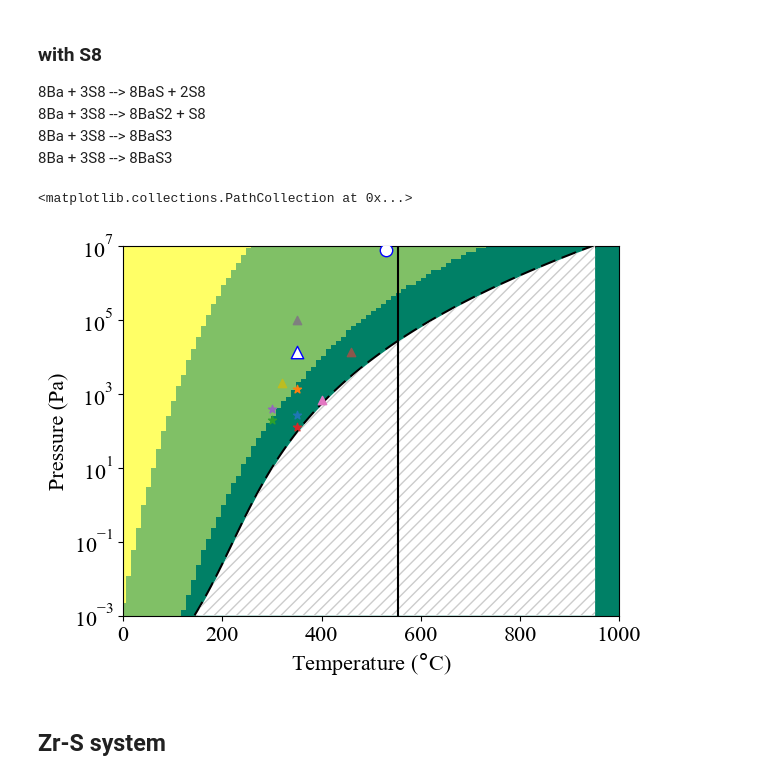
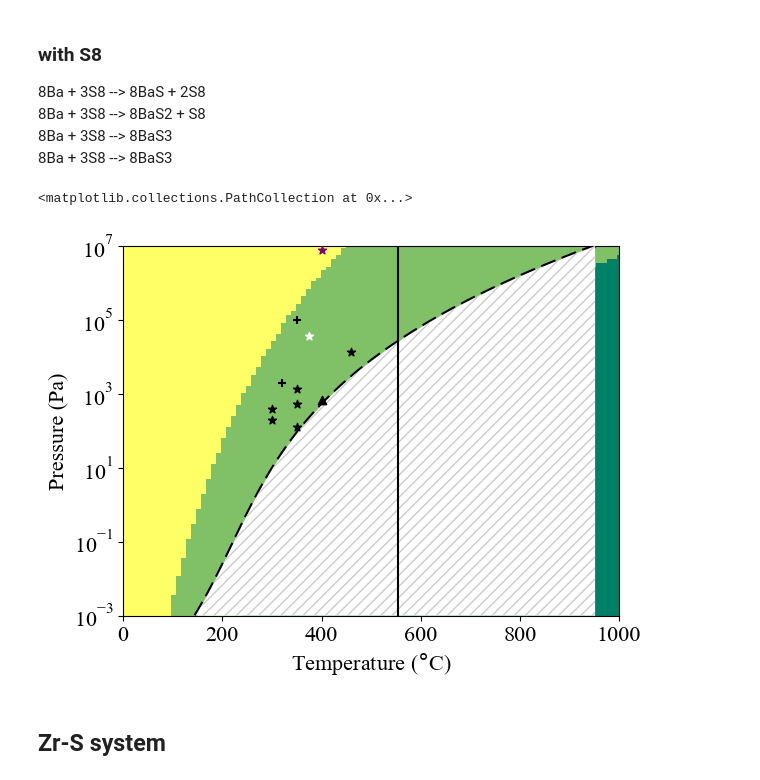
Before and after one commit to NU-CEM/ThermoPot, a Jupyter notebook: paper_analysis.ipynb, the cells around one changed output. Saved outputs shown, nothing was run; the diff lists cells and outputs as text; code cells hidden in the pictures.

```diff
--- a/paper_analysis.ipynb
+++ b/paper_analysis.ipynb
@@ -44,8 +44,8 @@ Zr3S4 = materials.Solid("ZrS2",{"Zr": 3,"S": 4},"../BaZrS3/phonopy_output/Zr3S4_
 import sys
 sys.path.insert(0, "..")
 
-S8 = materials.IdealGas("S8",{'S':8},"../BaZrS3/nist_janaf/S8.dat",calculation=S8_calculation)
-S2 = materials.IdealGas("S2",{'S':2},"../BaZrS3/nist_janaf/S2.dat",calculation=S2_calculation)
+S8 = materials.IdealGas("S8",{'S':8},"../BaZrS3/nist_janaf/S8.dat",calculation=S8_calculation,zpe_lit=0.39)
+S2 = materials.IdealGas("S2",{'S':2},"../BaZrS3/nist_janaf/S2.dat",calculation=S2_calculation,zpe_lit=0.047)
 
 Ba = materials.Solid("Ba",{"Ba": 1},"../BaZrS3/phonopy_output/Ba_Im-3m.dat",calculation=Ba_calc)
 Zr = materials.Solid("Zr",{"Zr": 1},"../BaZrS3/phonopy_output/Zr_P63_mmc.dat",calculation=Zr_calc)
@@ -299,30 +295,32 @@ Yellow Purple is BaS, green is BaS2 and dark green is BaS3
 # %%
 BaS_reaction = reactions.Reaction({Ba:8,S8:3},{BaS:8,S8:2},temperature=T,pressure=P,fu=8)
 BaS2_reaction = reactions.Reaction({Ba:8,S8:3},{BaS2:8,S8:1},temperature=T,pressure=P,fu=8)
 BaS3_reaction = reactions.Reaction({Ba:8,S8:3},{BaS3_P4:8},temperature=T,pressure=P,fu=8)
 BaS3_P2_reaction = reactions.Reaction({Ba:8,S8:3},{BaS3_P2:8},temperature=T,pressure=P,fu=8)
 #BaS_reaction.Dmu(xc='scan').plot_TvsP(scale_range=[-5,-3])
 #BaS2_reaction.Dmu(xc='scan').plot_TvsP(scale_range=[-5,-3])
 #BaS3_reaction.Dmu(xc='scan').plot_TvsP(scale_range=[-5,-3])
 #BaS3_P2_reaction.Dmu(xc='scan').plot_TvsP(scale_range=[-5,-3])
 BaS_system = potentials.Potentials(BaS_reaction.Dmu(units="kJ",xc='scan',T=T,P=P),BaS2_reaction.Dmu(units="kJ",xc='scan',T=T,P=P),BaS3_reaction.Dmu(units="kJ",xc='scan',T=T,P=P))
 plt = BaS_system.plot_TvsP(material_labels=["BaS","BaS2","BaS3","BaS3_P2"],log_scale=True,sulphur_gas=True,T_units="C",gas_phase="S8",melting_point=True)
-plt.scatter(x=530,y=8*10**6,zorder=23,color='w',marker='o',s=80,edgecolors='b')
-plt.scatter(x=350,y=133*10**2,zorder=23,color='w',marker='^',s=80,edgecolors='b')
+plt.scatter(x=400,y=8*10**6,zorder=23,color='purple',marker='*')
+plt.scatter(x=375,y=0.28*10**5,zorder=23,color='white',marker='*')
 #plt.hlines([2,5,0.1],823,863,color='red')
 #plt.vlines([823,863],1E-1,5,color='red')
-plt.scatter(x=350,y=2.7*10**2,zorder=23,marker='*')
-plt.scatter(x=350,y=13.3*10**2,zorder=23,marker='*')
-plt.scatter(x=300,y=2*10**2,zorder=23,marker='*')
-plt.scatter(x=350,y=1.3*10**2,zorder=23,marker='*')
-plt.scatter(x=300,y=4*10**2,zorder=23,marker='*')
-plt.scatter(x=460,y=133*10**2,zorder=23,marker='^')
-plt.scatter(x=400,y=6.7*10**2,zorder=23,marker='^')
-plt.scatter(x=350,y=1000*10**2,zorder=23,marker='^')
-plt.scatter(x=320,y=20*10**2,zorder=23,marker='^')
+plt.scatter(x=350,y=2*2.7*10**2,zorder=23,marker='*',color='black')   # BaS3
+plt.scatter(x=350,y=13.3*10**2,zorder=23,marker='*',color='black')
+plt.scatter(x=300,y=2*10**2,zorder=23,marker='*',color='black')
+plt.scatter(x=350,y=1.3*10**2,zorder=23,marker='*',color='black')
+plt.scatter(x=300,y=4*10**2,zorder=23,marker='*',color='black')
+plt.scatter(x=460,y=133*10**2,zorder=23,marker='*',color='black')
+plt.scatter(x=400,y=6.7*10**2,zorder=23,marker='^',color='black')    # BaS2
+plt.scatter(x=350,y=1000*10**2,zorder=23,marker='+',color='black')   # BaS
+plt.scatter(x=320,y=20*10**2,zorder=23,marker='+',color='black')
+
+# 11 samples but one is repeat of conditions, and in one pressure was not measured.
 # %% [output]
 <matplotlib.collections.PathCollection at 0x...>
-[figure, old version]
+[figure, new version]
 # %% [markdown]
 ## Zr-S system
 # %% [markdown]
```
Also changed, not shown: parts of 22 cells of this notebook.
